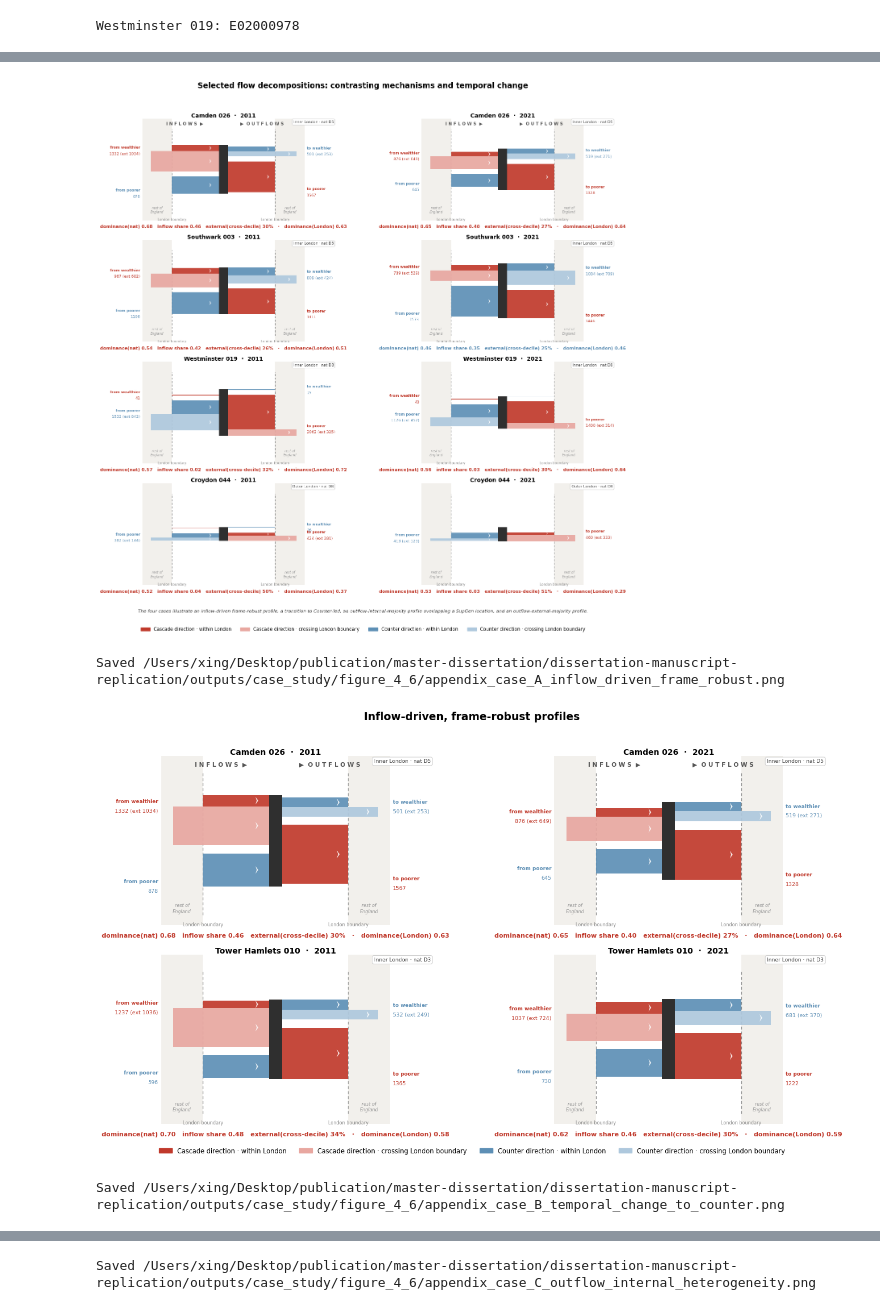
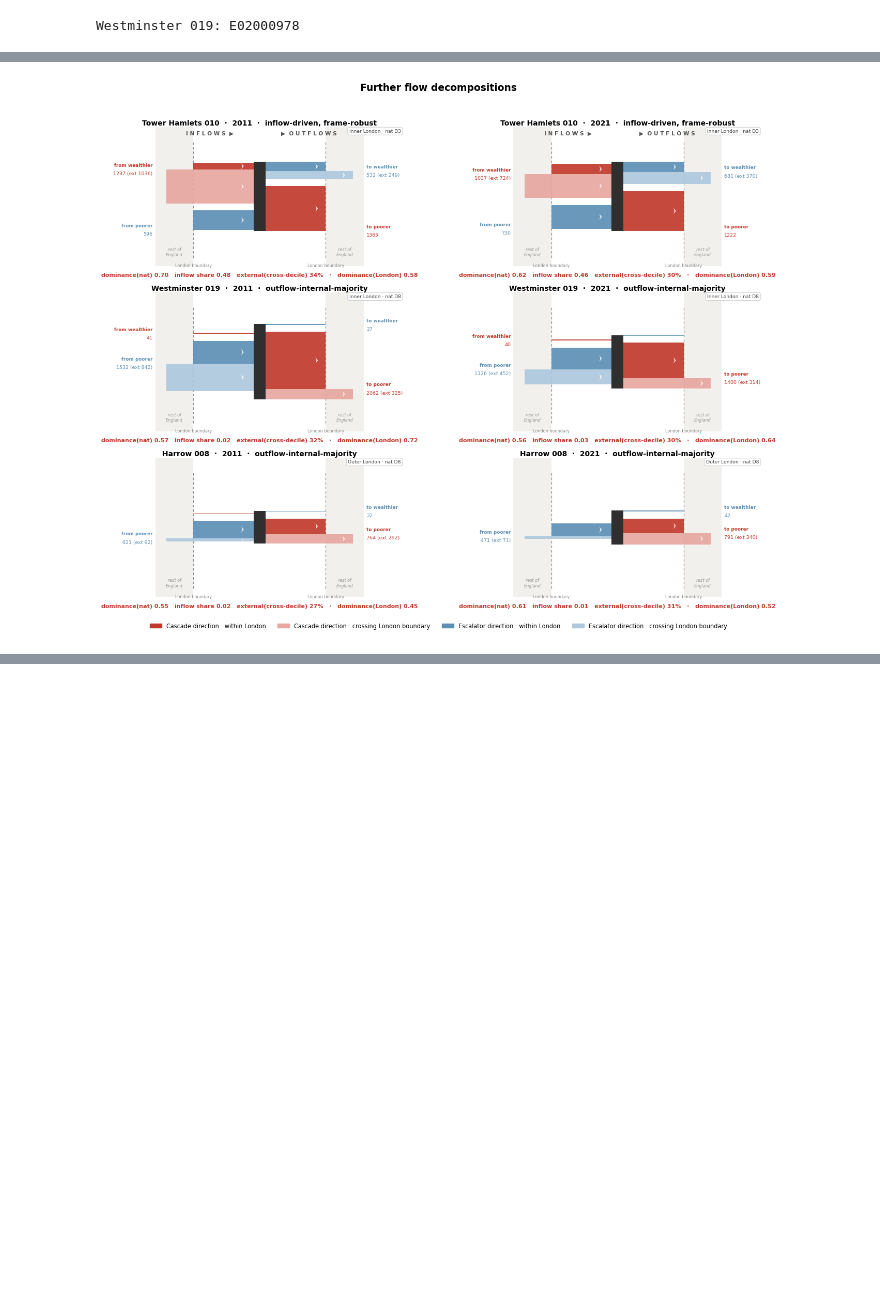
Before and after one commit to yxing82/dissertation-manuscript-replication, a Jupyter notebook: scripts/eda_8_case_decomposition-appendix.ipynb, the cells around one changed output, grey strips where cells are left out. Drawn from its saved outputs; the diff is of its cells as text; code cells hidden in the pictures; blank space fills up the shorter version.

Commit message:
update eda 8 - mechanism flow in SI

```diff
--- a/scripts/eda_8_case_decomposition-appendix.ipynb
+++ b/scripts/eda_8_case_decomposition-appendix.ipynb
@@ -36,9 +39,10 @@ ROOT       = here()
 sys.path.insert(0, str(ROOT))
 
 DATA_DIR   = ROOT / 'data'
-OUT_DIR    = ROOT / 'outputs' / 'case_study' / 'figure_4_6'
-NAT  = ROOT / 'outputs'/'msoa_cascade_national_frame_20260625.csv'
-EDA4 = ROOT / 'outputs'/'eda4_results_for_phase3_20260626.csv'
+OUT_DIR    = ROOT / 'outputs' / 'case_study' / 'si_appendix_s2'
+NAT  = ROOT / 'outputs' / 'msoa_cascade_national_frame_20260625.csv'
+EDA4 = ROOT / 'outputs' / 'eda4_results_for_phase3_20260626.csv'
+EDA9 = ROOT / 'outputs' / 'eda9_mechanism_tree_20260705.csv'
 LOOKUP = DATA_DIR / 'MSOA_2011_to_2021_lookup_for_identification.csv'
 EXT_DECILE = 6                                   # synthetic external node sits at national D6
 YL = 3.05
@@ -224,7 +228,7 @@ def figscale(cases):
 LEG = [
     mpatches.Patch(color=C_IN, label='Cascade direction · within London'),
     mpatches.Patch(color=C_EX, label='Cascade direction · crossing London boundary'),
-    mpatches.Patch(color=K_IN, label='Counter direction · within London'),
-    mpatches.Patch(color=K_EX, label='Counter direction · crossing London boundary'),
+    mpatches.Patch(color=K_IN, label='Escalator direction · within London'),
+    mpatches.Patch(color=K_EX, label='Escalator direction · crossing London boundary'),
 ]
 # %%
@@ -258,57 +273,16 @@ def figscale(cases):
 # %%
-# ── case rosters ───────────────────────────────────────────────────────────
-CASES_INFLOW = [
-    ('E02000191', 'Camden 026'),
-    ('E02000873', 'Tower Hamlets 010'),
+# ── case roster for Supporting Information, Appendix S2 ───────────────────
+# Camden 026 and Croydon 044 appear in the main text (eda_7), so they are not repeated.
+CASES_SI = [
+    ('E02000873',     'Tower Hamlets 010'),   # inflow-driven, frame-robust (compare Camden 026)
+    (WESTMINSTER_019, 'Westminster 019'),     # outflow-internal-majority, Inner London
+    ('E02000440',     'Harrow 008'),          # outflow-internal-majority, Outer London
 ]
 
-CASES_TEMPORAL = [
-    ('E02000809', 'Southwark 003'),
-    ('E02000561', 'Islington 008'),
-    ('E02000957', 'Wandsworth 035'),
-]
+# Check each case's profile in this run before writing the SI text.
+for code, name in CASES_SI:
+    print(f"{name:18s} 2011: {profile_label(code, '11'):30s} 2021: {profile_label(code, '21')}")
 
-# The pair deliberately shows heterogeneity within outflow-internal-majority:
-# Westminster is an Inner-London SupGen-associated case; Harrow is an outer-London diagnostic case.
-CASES_OUTFLOW_INTERNAL = [
-    (WESTMINSTER_019, 'Westminster 019'),
-    ('E02000440', 'Harrow 008'),
-]
-
-CASES_OUTFLOW_EXTERNAL = [
-    ('E02000237', 'Croydon 044'),
-]
-
-# Main-text Figure 4.6: one representative case for each empirical pattern.
-CASES_MAIN = [
-    ('E02000191', 'Camden 026'),                 # inflow-driven, frame-robust
-    ('E02000809', 'Southwark 003'),              # temporal change to Counter-led
-    (WESTMINSTER_019, 'Westminster 019'),        # outflow-internal + SupGen overlap
-    ('E02000237', 'Croydon 044'),                # outflow-external-majority
-]
-
-build(
-    'Selected flow decompositions: contrasting mechanisms and temporal change',
-    CASES_MAIN,
-    'fig_4_6_selected_flow_decompositions.png',
-    caption=(
-        'The four cases illustrate an inflow-driven frame-robust profile, a transition to Counter-led, '
-        'an outflow-internal-majority profile overlapping a SupGen location, and an outflow-external-majority profile.'
-    ),
-    figsize_per_row=3.10,
-)
-
-# Fuller appendix sheets.
-build('Inflow-driven, frame-robust profiles', CASES_INFLOW,
-      'appendix_case_A_inflow_driven_frame_robust.png')
-
-build('Selected temporal changes from Cascade-led to Counter-led', CASES_TEMPORAL,
-      'appendix_case_B_temporal_change_to_counter.png')
-
-build('Outflow-internal-majority profiles: Inner- and Outer-London examples',
-      CASES_OUTFLOW_INTERNAL,
-      'appendix_case_C_outflow_internal_heterogeneity.png')
-
-build('Outflow-external-majority profile', CASES_OUTFLOW_EXTERNAL,
-      'appendix_case_D_outflow_external_majority.png')
+build('Further flow decompositions', CASES_SI,
+      'si_further_flow_decompositions.png', figsize_per_row=3.10)
 # %% [output]
@@ -316,4 +293 @@ Saved /Users/xing/Desktop/publication/master-dissertation/dissertation-manuscrip
-[figure, old version]
+[figure, new version]
-Saved /Users/xing/Desktop/publication/master-dissertation/dissertation-manuscript-replication/outputs/case_study/figure_4_6/appendix_case_A_inflow_driven_frame_robust.png
-[figure, removed]
-Saved /Users/xing/Desktop/publication/master-dissertation/dissertation-manuscript-replication/outputs/case_study/figure_4_6/appendix_case_B_temporal_change_to_counter.png
@@ -321 +293,0 @@ Saved /Users/xing/Desktop/publication/master-dissertation/dissertation-manuscrip
-Saved /Users/xing/Desktop/publication/master-dissertation/dissertation-manuscript-replication/outputs/case_study/figure_4_6/appendix_case_C_outflow_internal_heterogeneity.png
```
Also changed, not shown: parts of 6 cells of this notebook.
